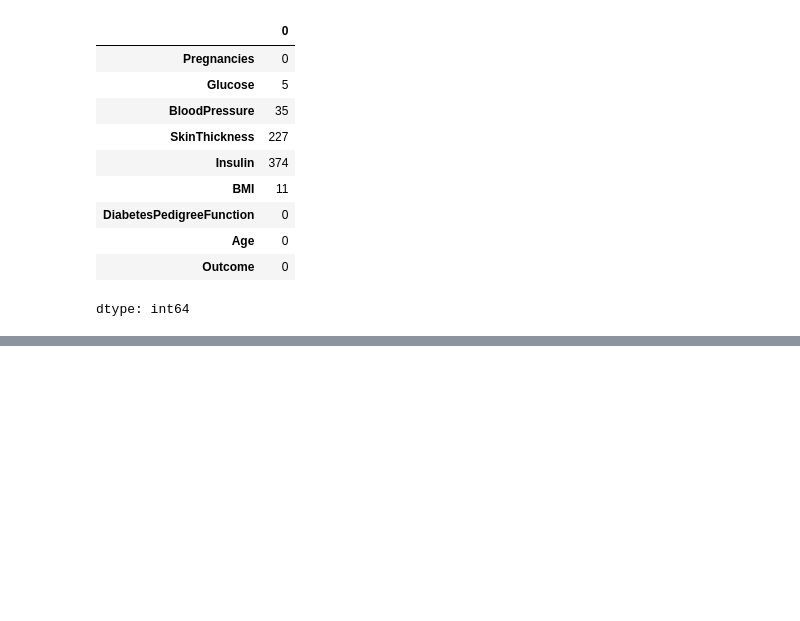
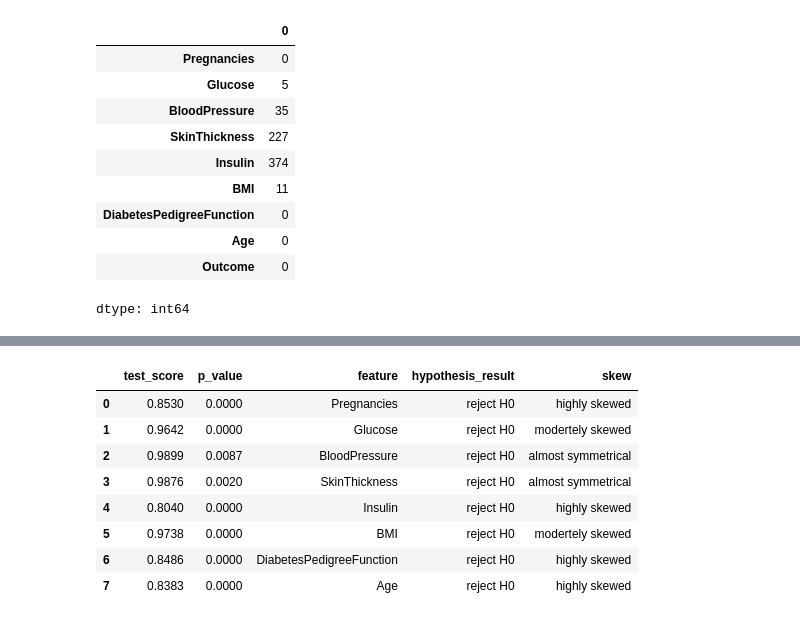
Before and after one commit to Just-Aymz/Student-Database-Management, a Jupyter notebook: Untitled0.ipynb, the cells around one changed output, grey strips where cells are left out. Drawn from its saved outputs; the diff is of its cells as text; code cells hidden in the pictures; blank space fills up the shorter version.

```diff
--- a/Untitled0.ipynb
+++ b/Untitled0.ipynb
@@ -168,0 +323,12 @@ sns.heatmap(corr_matrix.drop(columns='Outcome'), annot=True)
+# %%
+pd.DataFrame(skew_and_distribution)
+# %% [output]
+|  | test_score | p_value | feature | hypothesis_result | skew |
+| 0 | 0.8530 | 0.0000 | Pregnancies | reject H0 | highly skewed |
+| 1 | 0.9642 | 0.0000 | Glucose | reject H0 | modertely skewed |
+| 2 | 0.9899 | 0.0087 | BloodPressure | reject H0 | almost symmetrical |
+| 3 | 0.9876 | 0.0020 | SkinThickness | reject H0 | almost symmetrical |
+| 4 | 0.8040 | 0.0000 | Insulin | reject H0 | highly skewed |
+| 5 | 0.9738 | 0.0000 | BMI | reject H0 | modertely skewed |
+| 6 | 0.8486 | 0.0000 | DiabetesPedigreeFunction | reject H0 | highly skewed |
+| 7 | 0.8383 | 0.0000 | Age | reject H0 | highly skewed |
```
Also changed, not shown: parts of 17 cells of this notebook.
